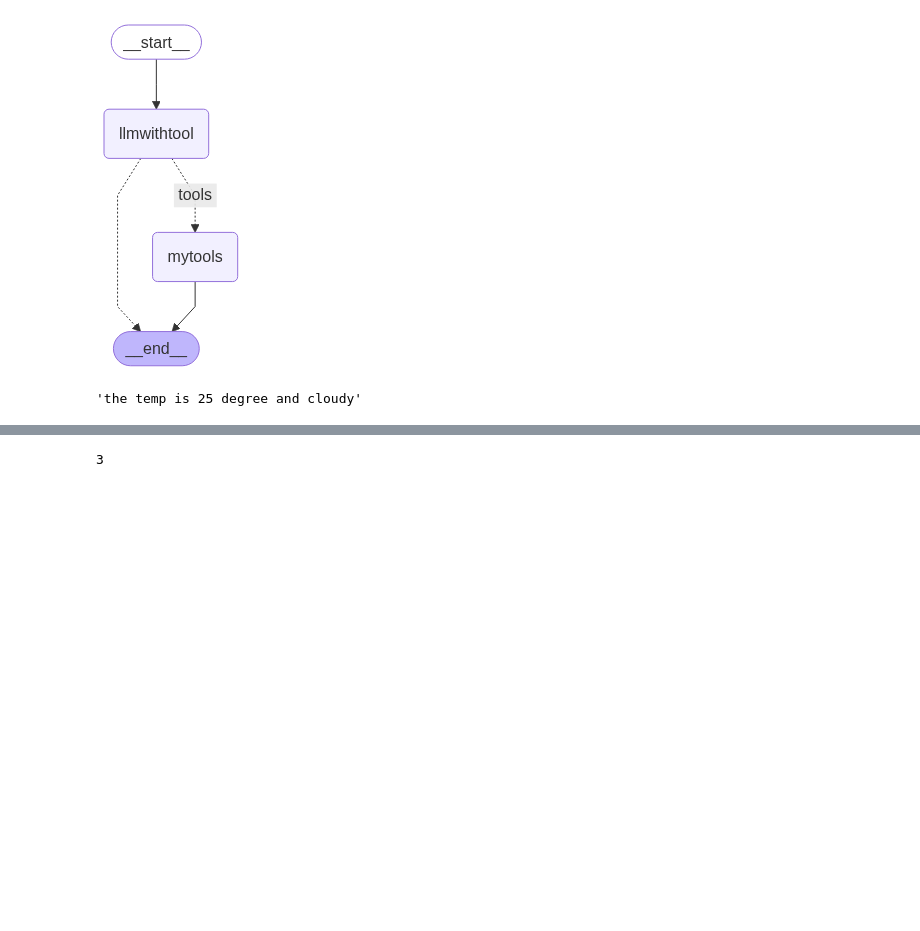
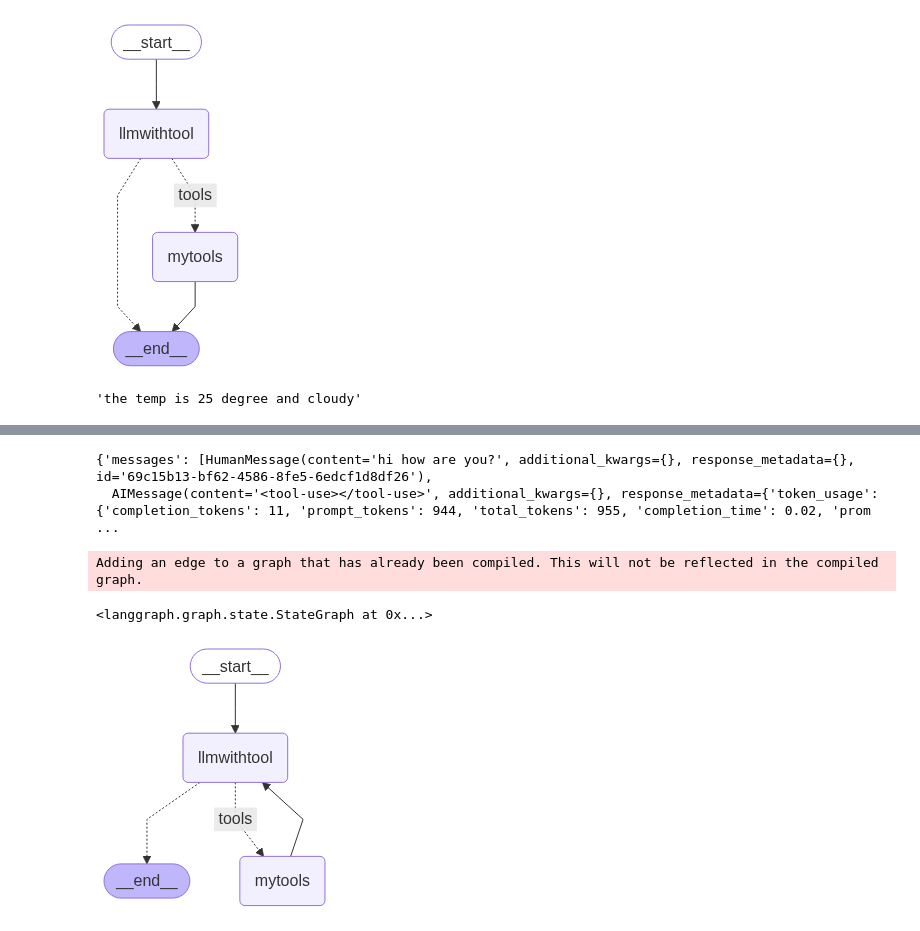
Before and after one commit to Saicharanraju0099/Langgraph, a Jupyter notebook: langgraph/langgraph_reactagent_class3.ipynb, the cells around one changed output, grey strips where cells are left out. Cells and saved outputs as stored; diff of their text form; code cells hidden in the pictures; blank space fills up the shorter version.

```diff
--- a/langgraph/langgraph_reactagent_class3.ipynb
+++ b/langgraph/langgraph_reactagent_class3.ipynb
@@ -223,3 +223,16 @@ app2.invoke({"messages":["what is a weather in delhi?"]})
+# %%
+app2.invoke({"messages":["hi how are you?"]})
+# %% [output]
+{'messages': [HumanMessage(content='hi how are you?', additional_kwargs={}, response_metadata={}, id='69c15b13-bf62-4586-8fe5-6edcf1d8df26'),
+  AIMessage(content='<tool-use></tool-use>', additional_kwargs={}, response_metadata={'token_usage': {'completion_tokens': 11, 'prompt_tokens': 944, 'total_tokens': 955, 'completion_time': 0.02, 'prom ...
 # %%
+workflow2.add_edge("mytools","llmwithtool")
 # %% [output]
-3
+Adding an edge to a graph that has already been compiled. This will not be reflected in the compiled graph.
+<langgraph.graph.state.StateGraph at 0x...>
+# %%
+app3 = workflow2.compile()
+# %%
+display(Image(app3.get_graph().draw_mermaid_png()))
+# %% [output]
+[figure, added]
```
Also changed, not shown: parts of 10 cells of this notebook.
